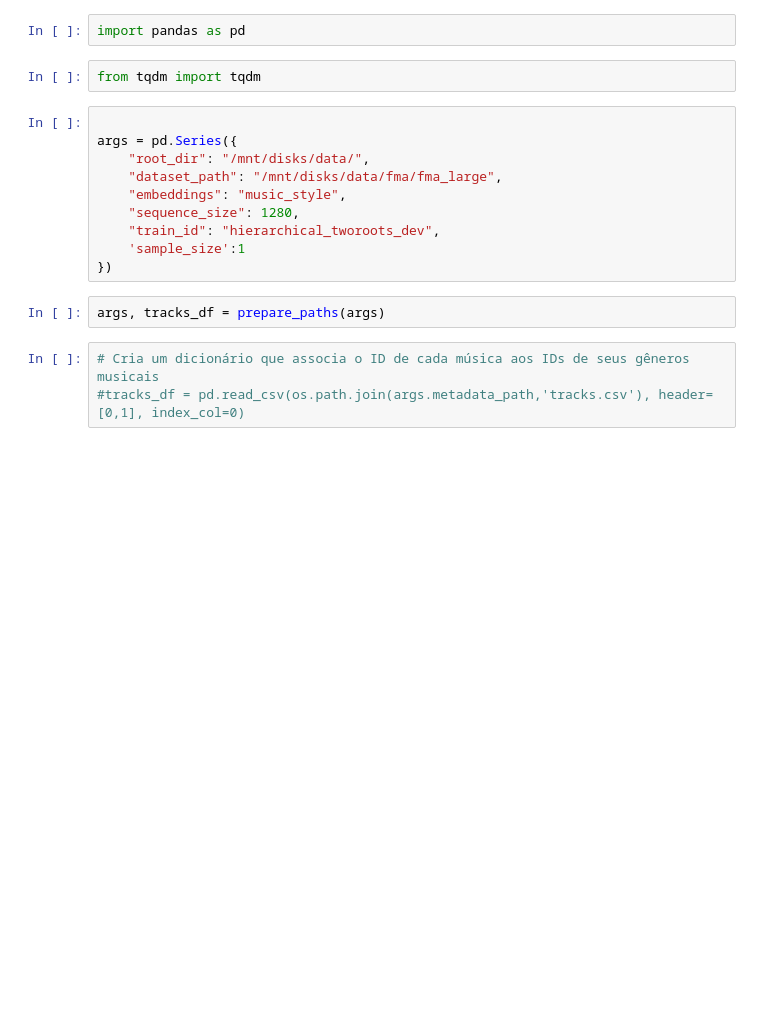
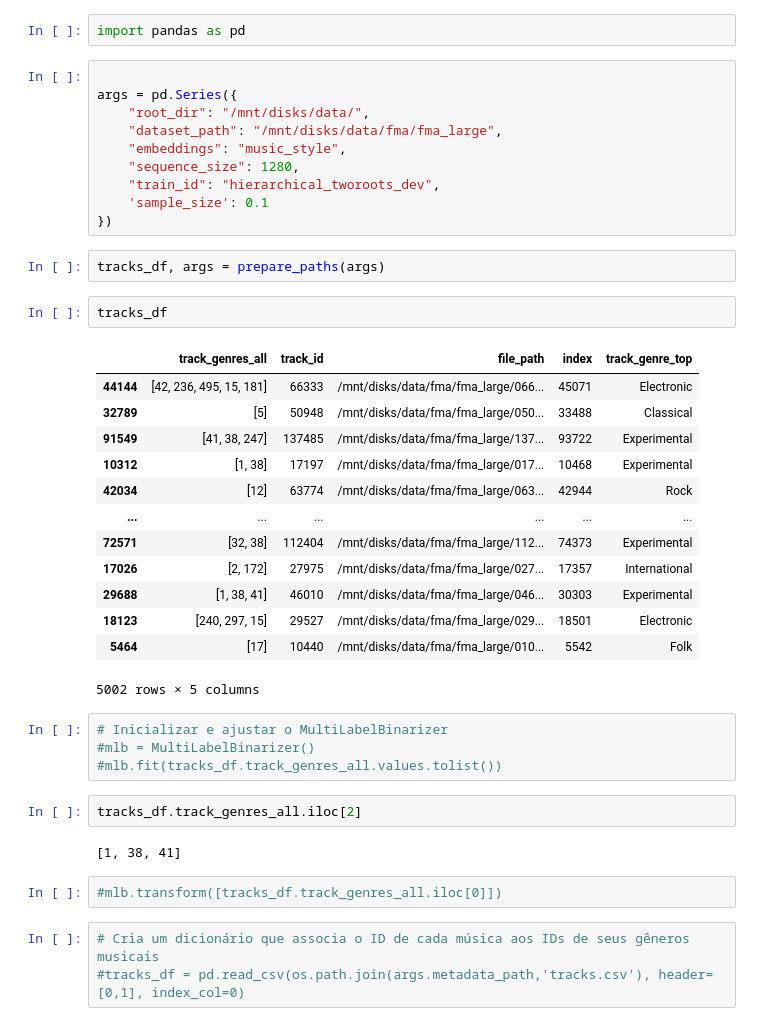
Before and after one commit to Sette/fma_prep, a Jupyter notebook: executer.ipynb, the cells around one changed output. Drawn from its saved outputs; the diff is of its cells as text; blank space fills up the shorter version.

```diff
--- a/executer.ipynb
+++ b/executer.ipynb
@@ -7,7 +7,5 @@ To enable the following instructions: AVX2 AVX512F FMA, in other operations, reb
-# %%
-import pandas as pd
-# %%
-from tqdm import tqdm
+# %%
+import pandas as pd
 # %%
 
 args = pd.Series({
@@ -16,10 +14,36 @@ args = pd.Series({
     "embeddings": "music_style",
     "sequence_size": 1280,
     "train_id": "hierarchical_tworoots_dev",
-    'sample_size':1
+    'sample_size': 0.1
 })
 # %%
-args, tracks_df = prepare_paths(args)
+tracks_df, args = prepare_paths(args)
+# %%
+tracks_df
+# %% [output]
+|  | track_genres_all | track_id | file_path | index | track_genre_top |
+| 44144 | [42, 236, 495, 15, 181] | 66333 | /mnt/disks/data/fma/fma_large/066... | 45071 | Electronic |
+| 32789 | [5] | 50948 | /mnt/disks/data/fma/fma_large/050... | 33488 | Classical |
+| 91549 | [41, 38, 247] | 137485 | /mnt/disks/data/fma/fma_large/137... | 93722 | Experimental |
+| 10312 | [1, 38] | 17197 | /mnt/disks/data/fma/fma_large/017... | 10468 | Experimental |
+| 42034 | [12] | 63774 | /mnt/disks/data/fma/fma_large/063... | 42944 | Rock |
+| ... | ... | ... | ... | ... | ... |
+| 72571 | [32, 38] | 112404 | /mnt/disks/data/fma/fma_large/112... | 74373 | Experimental |
+| 17026 | [2, 172] | 27975 | /mnt/disks/data/fma/fma_large/027... | 17357 | International |
+| 29688 | [1, 38, 41] | 46010 | /mnt/disks/data/fma/fma_large/046... | 30303 | Experimental |
+| 18123 | [240, 297, 15] | 29527 | /mnt/disks/data/fma/fma_large/029... | 18501 | Electronic |
+| 5464 | [17] | 10440 | /mnt/disks/data/fma/fma_large/010... | 5542 | Folk |
+5002 rows × 5 columns
+# %%
+# Inicializar e ajustar o MultiLabelBinarizer
+#mlb = MultiLabelBinarizer()
+#mlb.fit(tracks_df.track_genres_all.values.tolist())
+# %%
+tracks_df.track_genres_all.iloc[2]
+# %% [output]
+[1, 38, 41]
+# %%
+#mlb.transform([tracks_df.track_genres_all.iloc[0]])
 # %%
 # Cria um dicionário que associa o ID de cada música aos IDs de seus gêneros musicais
 #tracks_df = pd.read_csv(os.path.join(args.metadata_path,'tracks.csv'), header=[0,1], index_col=0)
```
Also changed, not shown: parts of 15 cells of this notebook, 4 other files.
